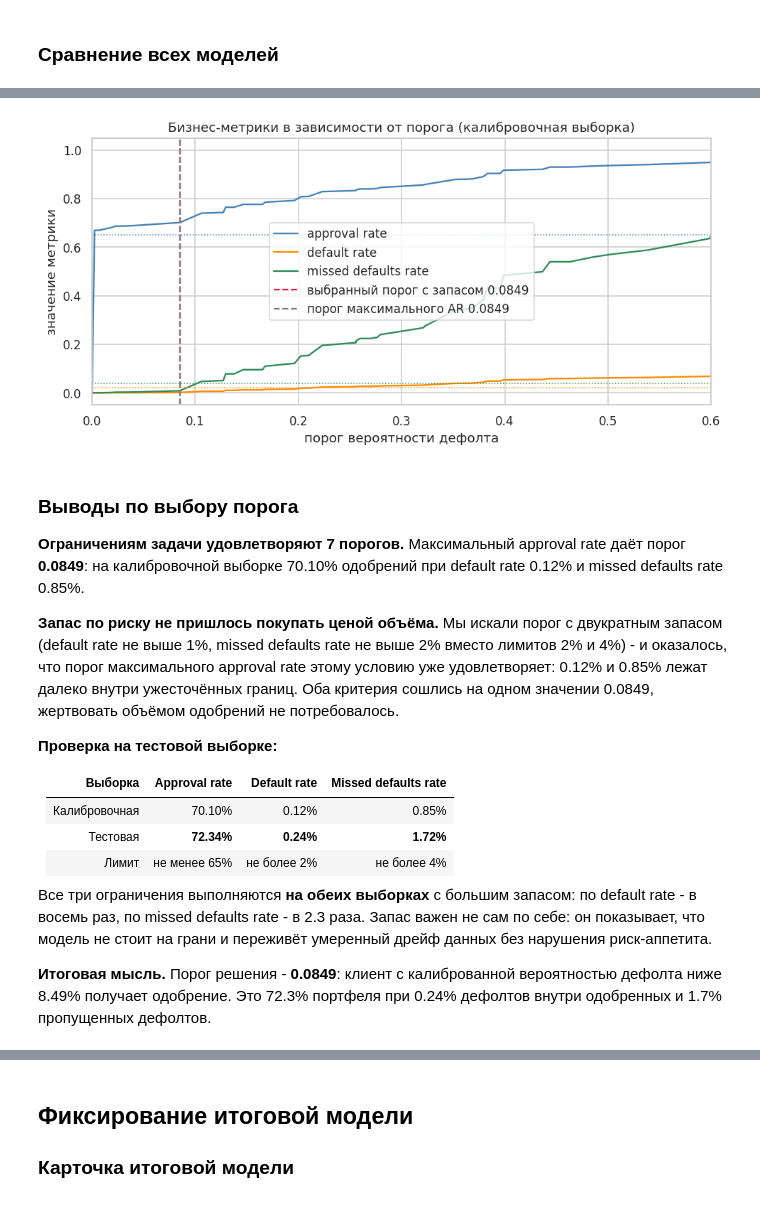
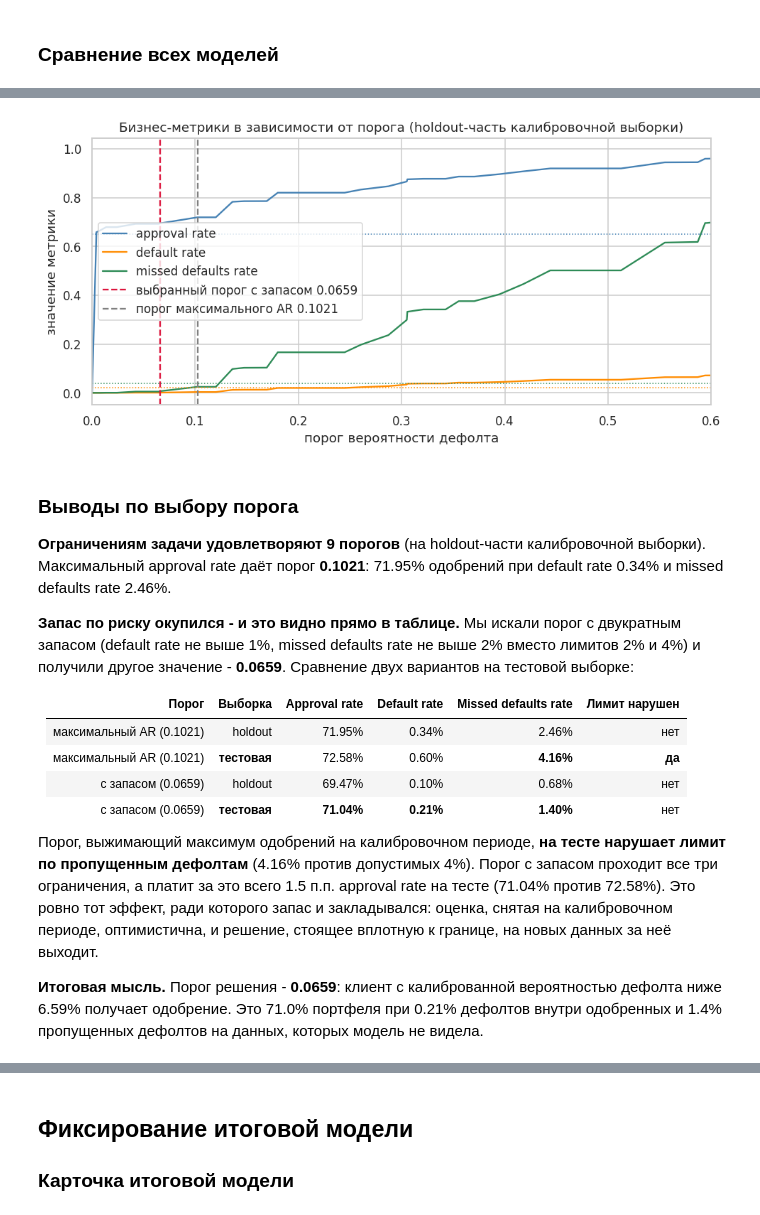
Before and after one commit to sergeyshmagin/MLDS, a Jupyter notebook: 4376870f-e008-4a24-86eb-db222172727c.ipynb, the cells around one changed output, grey strips where cells are left out. Cells and saved outputs as stored; diff of their text form; code cells hidden in the pictures.

```diff
--- a/4376870f-e008-4a24-86eb-db222172727c.ipynb
+++ b/4376870f-e008-4a24-86eb-db222172727c.ipynb
@@ -798,7 +963,10 @@ steps.append(
 )
 
 last_default_date = loan['дата_начала_периода'].max()
-last_full_month = last_default_date - pd.DateOffset(months=HORIZON_MONTHS - 1)
+# горизонт таргета - полные 12 месяцев, поэтому последняя допустимая дата
+# скоринга отстоит от последней просрочки ровно на горизонт:
+# 2019-12-01 - 12 мес = 2018-12-01 (эквивалентно score_date < 2019-01-01)
+last_full_month = last_default_date - pd.DateOffset(months=HORIZON_MONTHS)
 df = df.loc[df['score_date'] <= last_full_month].copy()
 steps.append(
     ('после удаления неполного горизонта', len(df), df['target'].mean())
@@ -1433,8 +1668,8 @@ NUMERIC = [
 ]
 
 X_train, y_train = train[CATEGORICAL + NUMERIC], train['target']
-X_calib, y_calib = calib[CATEGORICAL + NUMERIC], calib['target']
 X_test, y_test = test[CATEGORICAL + NUMERIC], test['target']
+# калибровочная выборка делится на fit- и holdout-части в разделе о калибровке
 
 train_groups = train['score_date'].rank(method='dense').astype(int).values - 1
 
@@ -1450,12 +1685,11 @@ def make_preprocessor():
     )
 
 
-# shift_size=8 сдвигает окно валидации на его полную длину: иначе окна соседних
-# фолдов
-# перекрывались бы на 7 месяцев из 8 и три фолда давали бы почти одну и ту
-# же оценку
+# годовое окно валидации: равно горизонту таргета и длине тестовой выборки.
+# shift_size=12 сдвигает окно на его полную длину, поэтому окна трёх фолдов
+# не пересекаются, а expanding наращивает обучающую часть
 CV = GroupTimeSeriesSplit(
-    test_size=8, n_splits=3, shift_size=8, window_type='expanding'
+    test_size=12, n_splits=3, shift_size=12, window_type='expanding'
 )
 FOLDS = list(CV.split(X_train, y_train, train_groups))
 
@@ -2053,6 +2398,6 @@ display(brier_table.round(5))
 # %%
-fig, axes = plt.subplots(1, 2, figsize=(14, 4.5))
-for ax, sample_name in zip(axes, ['калибровочная', 'тестовая']):
+fig, axes = plt.subplots(1, 3, figsize=(18, 4.5))
+for ax, (sample_name, _, _) in zip(axes, SAMPLES):
     ax.plot([0, 1], [0, 1], 'k--', lw=1, label='идеальная калибровка')
     for version, color in [
         ('до калибровки', 'darkorange'),
@@ -2070,7 +2415,7 @@ for ax, sample_name in zip(axes, ['калибровочная', 'тестова
             color=color,
             label=f'{version} (Brier {brier:.4f})',
         )
-    ax.set_title(f'График калибровки: {sample_name} выборка')
+    ax.set_title(f'График калибровки: {sample_name}')
     ax.set_xlabel('предсказанная вероятность дефолта')
     ax.set_ylabel('фактическая доля дефолтов')
     ax.legend()
@@ -2126,16 +2519,16 @@ ROC-AUC до и после практически не изменился (ка
 # %%
-proba_calib = probabilities[('калибровочная', 'после калибровки')]
+proba_hold = probabilities[('калибровка: holdout', 'после калибровки')]
 proba_test = probabilities[('тестовая', 'после калибровки')]
 
 threshold_grid = np.unique(
-    np.round(np.quantile(proba_calib, np.linspace(0.05, 0.995, 400)), 6)
+    np.round(np.quantile(proba_hold, np.linspace(0.05, 0.995, 400)), 6)
 )
 threshold_curve = pd.DataFrame(
     [
         {
             'порог': threshold,
             **business_metrics(
-                y_calib, (proba_calib >= threshold).astype(int)
+                y_hold, (proba_hold >= threshold).astype(int)
             ),
         }
         for threshold in threshold_grid
@@ -2224,59 +2619,62 @@ for column, caption, color in [
     ('missed_defaults_rate', 'missed defaults rate', 'seagreen'),
 ]:
     ax.plot(
         threshold_curve['порог'],
         threshold_curve[column],
         label=caption,
         color=color,
     )
 ax.axvline(
     THRESHOLD,
     color='crimson',
     ls='--',
     label=f'выбранный порог с запасом {THRESHOLD:.4f}',
 )
 ax.axvline(
     THRESHOLD_MAX_AR,
     color='grey',
     ls='--',
     label=f'порог максимального AR {THRESHOLD_MAX_AR:.4f}',
 )
 ax.axhline(0.65, color='steelblue', ls=':', lw=1)
 ax.axhline(0.02, color='darkorange', ls=':', lw=1)
 ax.axhline(0.04, color='seagreen', ls=':', lw=1)
-ax.set_title('Бизнес-метрики в зависимости от порога (калибровочная выборка)')
+ax.set_title(
+    'Бизнес-метрики в зависимости от порога '
+    '(holdout-часть калибровочной выборки)'
+)
 ax.set_xlabel('порог вероятности дефолта')
 ax.set_ylabel('значение метрики')
 ax.set_xlim(0, min(0.6, threshold_curve['порог'].max()))
 ax.legend()
 plt.tight_layout()
 plt.show()
 # %% [output]
-[figure, old version]
+[figure, new version]
 # %% [markdown]
 ### Выводы по выбору порога
 
-**Ограничениям задачи удовлетворяют 7 порогов.** Максимальный approval rate даёт порог **0.0849**:
-на калибровочной выборке 70.10% одобрений при default rate 0.12% и missed defaults rate 0.85%.
+**Ограничениям задачи удовлетворяют 9 порогов** (на holdout-части калибровочной выборки).
+Максимальный approval rate даёт порог **0.1021**: 71.95% одобрений при default rate 0.34% и
+missed defaults rate 2.46%.
 
-**Запас по риску не пришлось покупать ценой объёма.** Мы искали порог с двукратным запасом
-(default rate не выше 1%, missed defaults rate не выше 2% вместо лимитов 2% и 4%) - и оказалось,
-что порог максимального approval rate этому условию уже удовлетворяет: 0.12% и 0.85% лежат далеко
-внутри ужесточённых границ. Оба критерия сошлись на одном значении 0.0849, жертвовать объёмом
-одобрений не потребовалось.
+**Запас по риску окупился - и это видно прямо в таблице.** Мы искали порог с двукратным запасом
+(default rate не выше 1%, missed defaults rate не выше 2% вместо лимитов 2% и 4%) и получили другое
+значение - **0.0659**. Сравнение двух вариантов на тестовой выборке:
 
-**Проверка на тестовой выборке:**
+| Порог | Выборка | Approval rate | Default rate | Missed defaults rate | Лимит нарушен |
+|---|---|---|---|---|---|
+| максимальный AR (0.1021) | holdout | 71.95% | 0.34% | 2.46% | нет |
+| максимальный AR (0.1021) | **тестовая** | 72.58% | 0.60% | **4.16%** | **да** |
+| с запасом (0.0659) | holdout | 69.47% | 0.10% | 0.68% | нет |
+| с запасом (0.0659) | **тестовая** | **71.04%** | **0.21%** | **1.40%** | нет |
 
-| Выборка | Approval rate | Default rate | Missed defaults rate |
-|---|---|---|---|
-| Калибровочная | 70.10% | 0.12% | 0.85% |
-| Тестовая | **72.34%** | **0.24%** | **1.72%** |
-| Лимит | не менее 65% | не более 2% | не более 4% |
+Порог, выжимающий максимум одобрений на калибровочном периоде, **на тесте нарушает лимит по
+пропущенным дефолтам** (4.16% против допустимых 4%). Порог с запасом проходит все три ограничения,
+а платит за это всего 1.5 п.п. approval rate на тесте (71.04% против 72.58%). Это ровно тот
+эффект, ради которого запас и закладывался: оценка, снятая на калибровочном периоде, оптимистична,
+и решение, стоящее вплотную к границе, на новых данных за неё выходит.
 
-Все три ограничения выполняются **на обеих выборках** с большим запасом: по default rate - в
-восемь раз, по missed defaults rate - в 2.3 раза. Запас важен не сам по себе: он показывает, что
-модель не стоит на грани и переживёт умеренный дрейф данных без нарушения риск-аппетита.
-
-**Итоговая мысль.** Порог решения - **0.0849**: клиент с калиброванной вероятностью дефолта ниже
-8.49% получает одобрение. Это 72.3% портфеля при 0.24% дефолтов внутри одобренных и 1.7%
-пропущенных дефолтов.
+**Итоговая мысль.** Порог решения - **0.0659**: клиент с калиброванной вероятностью дефолта ниже
+6.59% получает одобрение. Это 71.0% портфеля при 0.21% дефолтов внутри одобренных и 1.4%
+пропущенных дефолтов на данных, которых модель не видела.
```
Also changed, not shown: parts of 65 cells of this notebook, 2 other files.
